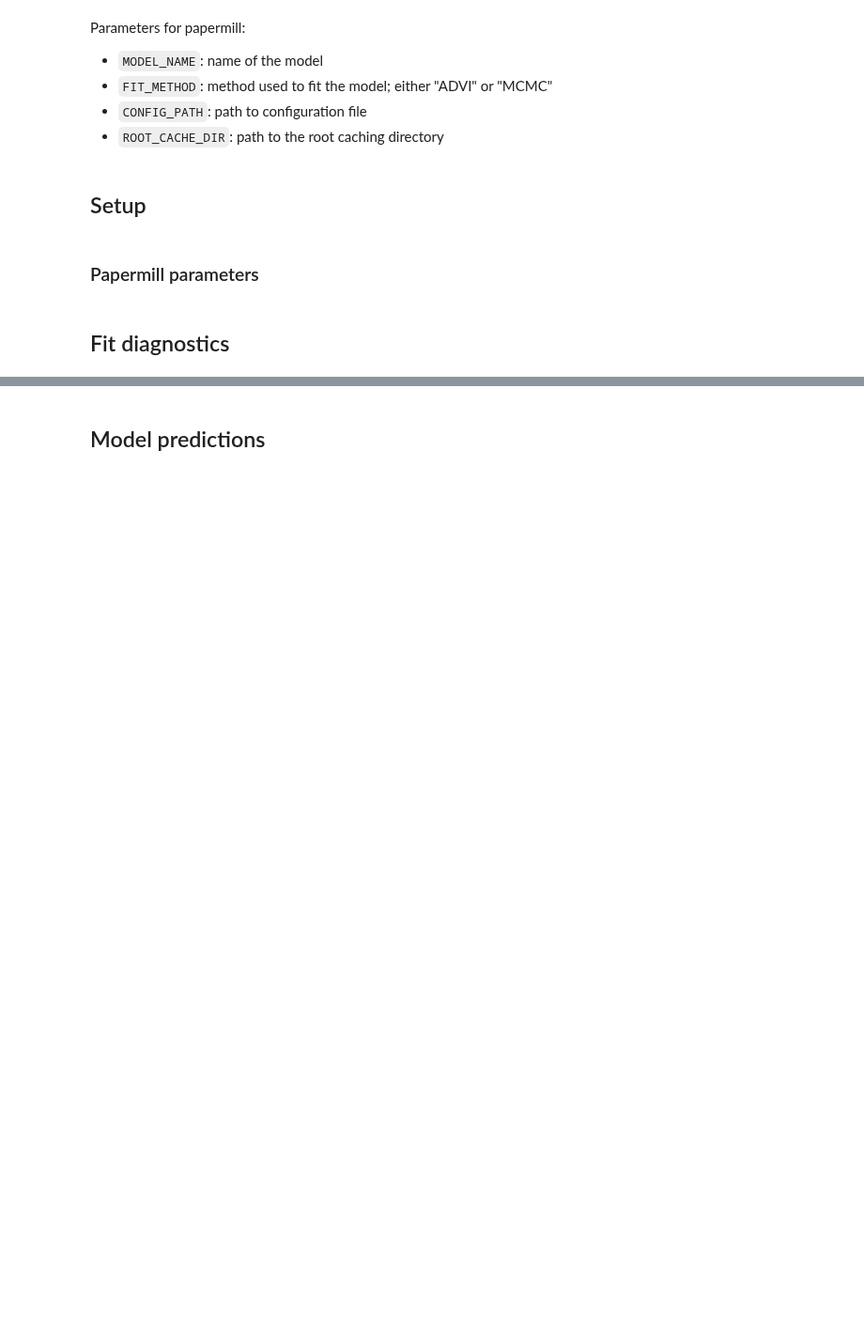
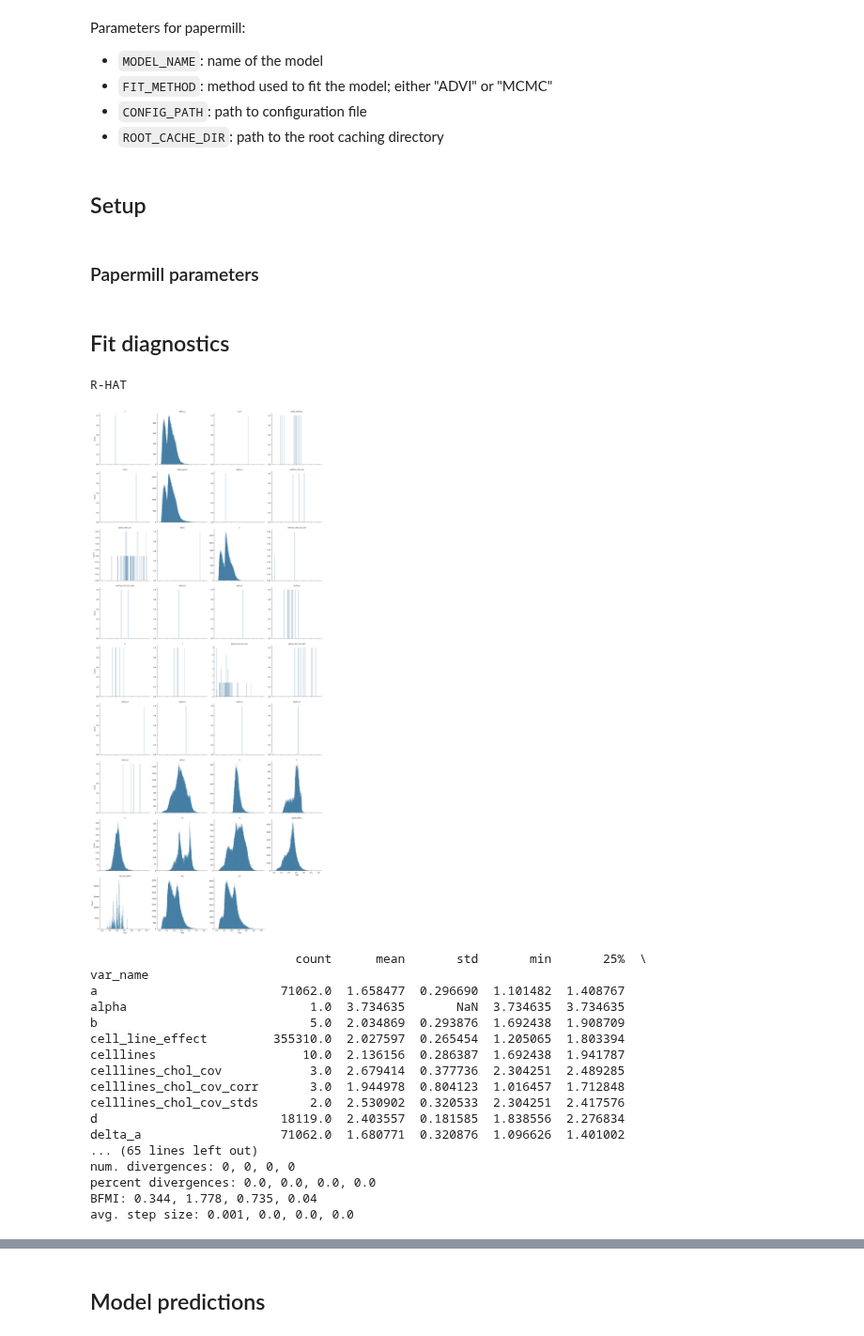
Before and after one commit to Kevin-Haigis-Lab/speclet, a Jupyter notebook: reports/model-fitting-pipeline-reports/hnb-single-lineage-prostate_PYMC_NUMPYRO.ipynb, the cells around one changed output, grey strips where cells are left out. Shown at 94% size. Saved outputs shown, nothing was run; the diff lists cells and outputs as text; code cells hidden in the pictures; blank space fills up the shorter version.

```diff
--- a/reports/model-fitting-pipeline-reports/hnb-single-lineage-prostate_PYMC_NUMPYRO.ipynb
+++ b/reports/model-fitting-pipeline-reports/hnb-single-lineage-prostate_PYMC_NUMPYRO.ipynb
@@ -72,9 +72,29 @@ trace = get_cached_posterior(
 # %% [markdown]
 ## Fit diagnostics
 # %%
-if "MCMC" in FIT_METHOD.value:
+if FIT_METHOD is ModelFitMethod.PYMC_NUMPYRO or FIT_METHOD is ModelFitMethod.PYMC_MCMC:
     print("R-HAT")
     rhat_summ = summarize_rhat(trace)
     print(rhat_summ)
     print("=" * 60)
     describe_mcmc(trace)
+# %% [output]
+R-HAT
+[figure, added]
+                            count      mean       std       min       25%  \
+var_name
+a                         71062.0  1.658477  0.296690  1.101482  1.408767
+alpha                         1.0  3.734635       NaN  3.734635  3.734635
+b                             5.0  2.034869  0.293876  1.692438  1.908709
+cell_line_effect         355310.0  2.027597  0.265454  1.205065  1.803394
+celllines                    10.0  2.136156  0.286387  1.692438  1.941787
+celllines_chol_cov            3.0  2.679414  0.377736  2.304251  2.489285
+celllines_chol_cov_corr       3.0  1.944978  0.804123  1.016457  1.712848
+celllines_chol_cov_stds       2.0  2.530902  0.320533  2.304251  2.417576
+d                         18119.0  2.403557  0.181585  1.838556  2.276834
+delta_a                   71062.0  1.680771  0.320876  1.096626  1.401002
+... (65 lines left out)
+num. divergences: 0, 0, 0, 0
+percent divergences: 0.0, 0.0, 0.0, 0.0
+BFMI: 0.344, 1.778, 0.735, 0.04
+avg. step size: 0.001, 0.0, 0.0, 0.0
```
Also changed, not shown: parts of 5 cells of this notebook, 12 other files.
